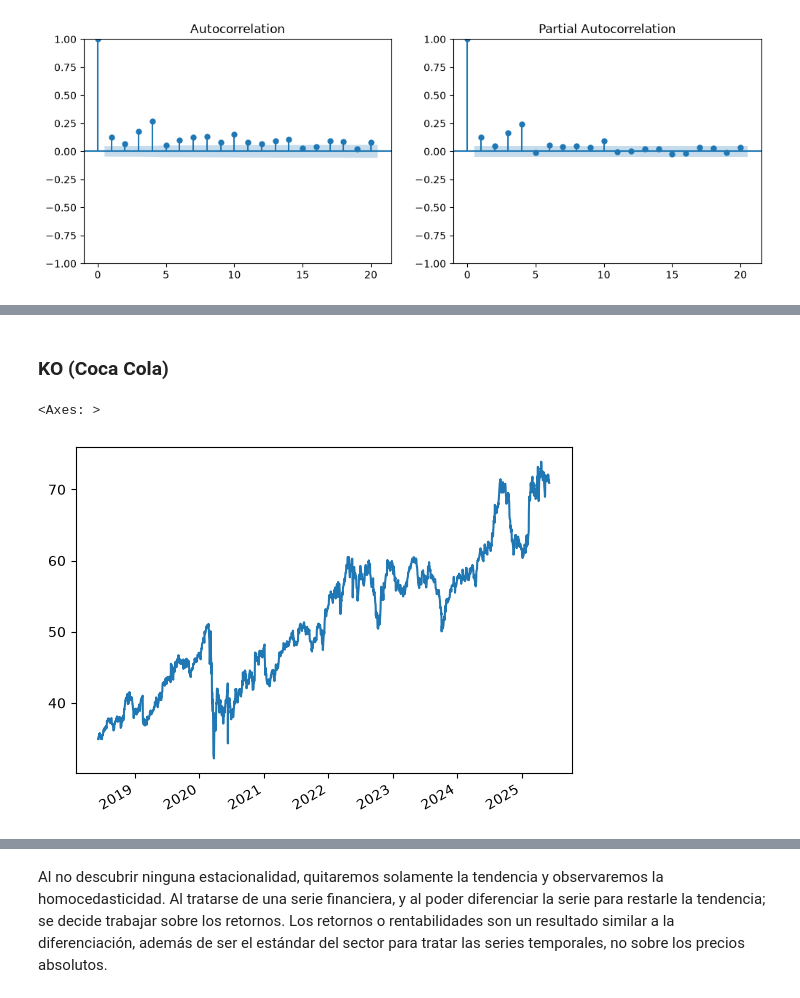
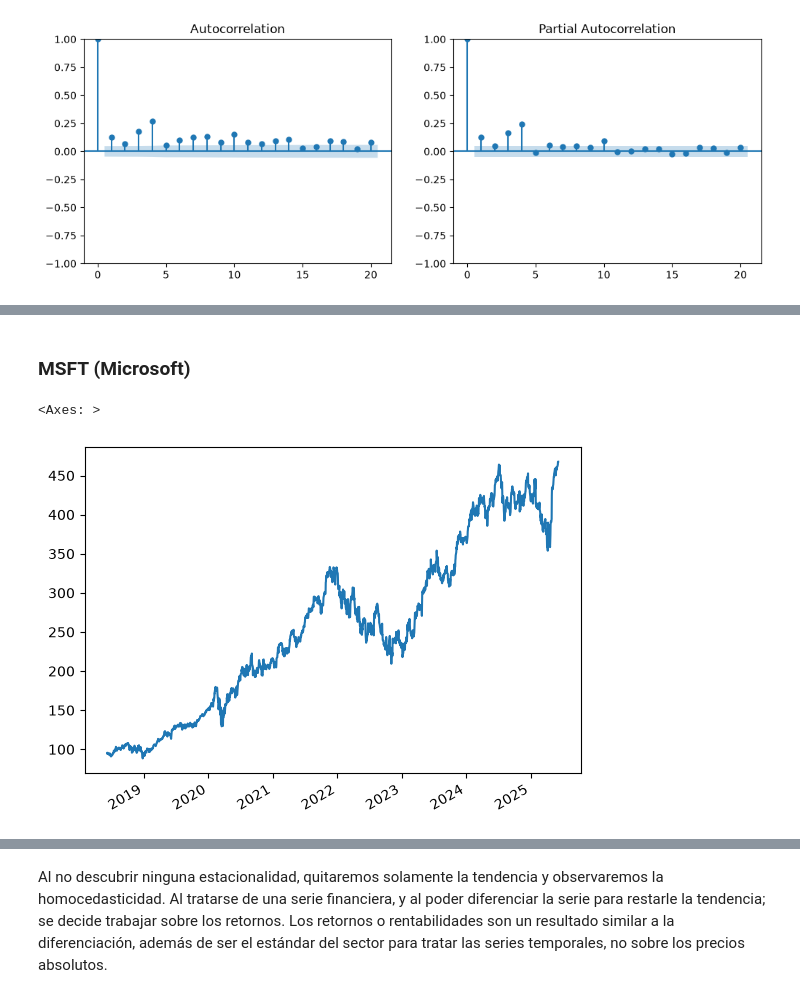
Before and after one commit to enekoanguiano/BBVA_DowJones, a Jupyter notebook: CODIGO/SeriesTemporales.ipynb, the cells around one changed output, grey strips where cells are left out. Drawn from its saved outputs; the diff is of its cells as text; code cells hidden in the pictures.

```diff
--- a/CODIGO/SeriesTemporales.ipynb
+++ b/CODIGO/SeriesTemporales.ipynb
@@ -27,6 +28,6 @@ df
 | 2025-06-06 | 203.500000 | 286.329987 | 296.500000 | 212.500000 | 351.000000 | 263.709991 | 64.480003 | 138.149994 | 113.730003 | 28.510000 | ... | ... |
 1761 rows × 156 columns
 # %%
-df_filtrado = df[['CAT', 'GS', 'KO']].xs("close",level=1,axis=1)
+df_filtrado = df[['CAT', 'GS', 'MSFT']].xs("close",level=1,axis=1)
 df_filtrado
 # %% [output]
@@ -46,7 +47,7 @@ df_filtrado
 # %%
 CAT = df_filtrado["CAT"]
 GS = df_filtrado["GS"]
-KO = df_filtrado["KO"]
+MSFT = df_filtrado["MSFT"]
 # %%
 precios_norm = (df_filtrado / df_filtrado.iloc[0]) * 100
 
@@ -248,8 +256,8 @@ GARCH(2,2)                           False           0.5175                    T
 # %% [markdown]
-### KO (Coca Cola)
+### MSFT (Microsoft)
 # %%
-KO.plot()
+MSFT.plot()
 # %% [output]
 <Axes: >
-[figure, old version]
+[figure, new version]
 # %%
```
Also changed, not shown: parts of 12 cells of this notebook, 2 other files.
